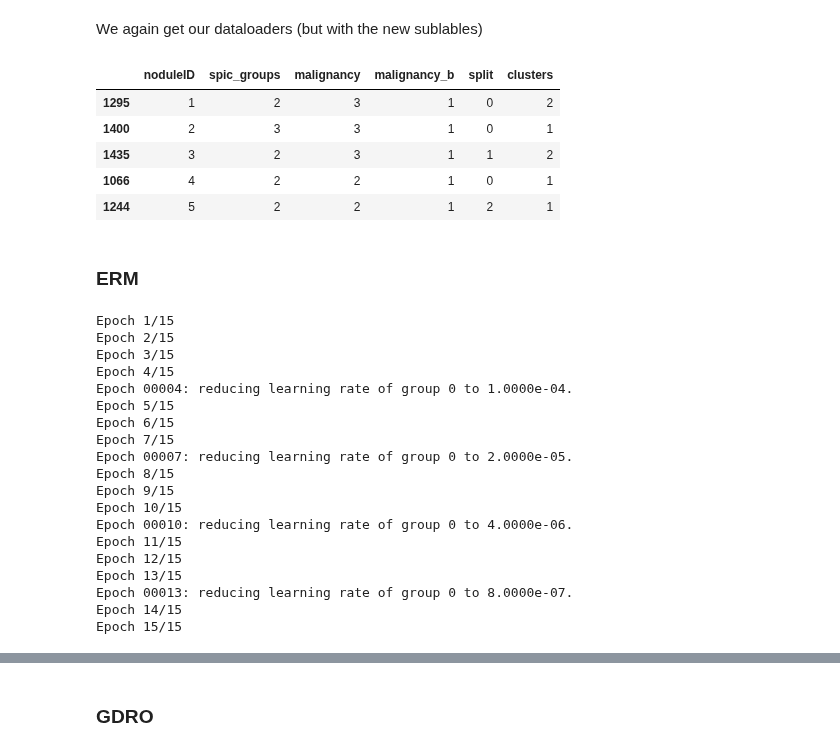
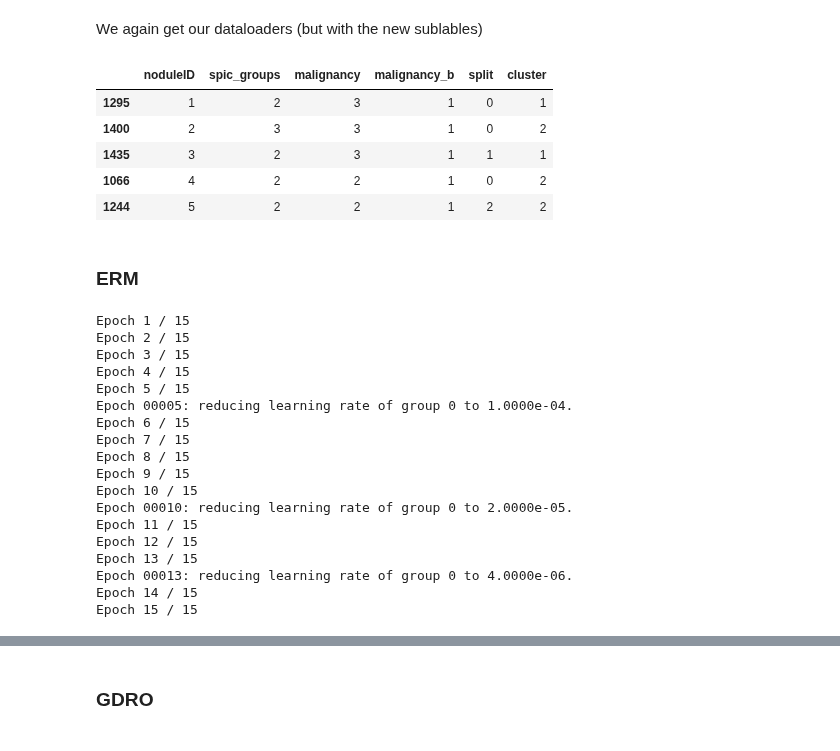
Before and after one commit to mtzig/LIDC_GDRO, a Jupyter notebook: notebooks/LIDC_Georges_End_to_End.ipynb, the cells around one changed output, grey strips where cells are left out. Cells and saved outputs as stored; diff of their text form; code cells hidden in the pictures.

```diff
--- a/notebooks/LIDC_Georges_End_to_End.ipynb
+++ b/notebooks/LIDC_Georges_End_to_End.ipynb
@@ -354,15 +363,15 @@ df_splits.to_csv('./data/LIDC_data_split_with_cluster(temp).csv')
 # %% [markdown]
 We again get our dataloaders (but with the new sublables)
 # %%
-df_splits = pd.read_csv('./data/LIDC_data_split.csv', index_col=0)
+df_splits = pd.read_csv('./data/LIDC_data_split_with_cluster(temp).csv', index_col=0)
 df_splits.head()
 # %% [output]
-|  | noduleID | spic_groups | malignancy | malignancy_b | split | clusters |
-| 1295 | 1 | 2 | 3 | 1 | 0 | 2 |
-| 1400 | 2 | 3 | 3 | 1 | 0 | 1 |
-| 1435 | 3 | 2 | 3 | 1 | 1 | 2 |
-| 1066 | 4 | 2 | 2 | 1 | 0 | 1 |
-| 1244 | 5 | 2 | 2 | 1 | 2 | 1 |
+|  | noduleID | spic_groups | malignancy | malignancy_b | split | cluster |
+| 1295 | 1 | 2 | 3 | 1 | 0 | 1 |
+| 1400 | 2 | 3 | 3 | 1 | 0 | 2 |
+| 1435 | 3 | 2 | 3 | 1 | 1 | 1 |
+| 1066 | 4 | 2 | 2 | 1 | 0 | 2 |
+| 1244 | 5 | 2 | 2 | 1 | 2 | 2 |
 # %%
 train_data_c, cv_data_c, test_data_c = get_images(split=True, sublabels='cluster', binary=True, device=DEVICE)
 
@@ -381,28 +390,28 @@ tst_loader_c = InfiniteDataLoader(tst_c, len(tst_c))
 model_ERM = TransferModel18(device=DEVICE, pretrained=True, freeze=False)
 # %%
 epochs = 15
-loss_fn = ERMLoss(model, torch.nn.CrossEntropyLoss(), subclassed=True)
-train_epochs(epochs, tr_loader_c, cv_loader_c, model_ERM, loss_fn=loss_fn, num_subgroups=3, scheduler=True, verbose=False)
+loss_fn = ERMLoss(model, torch.nn.CrossEntropyLoss())
+optimizer = torch.optim.Adam(model.parameters(), lr=0.0005, weight_decay=0.005)
+train_epochs(epochs, tr_loader_c, cv_loader_c, model, loss_fn, optimizer, scheduler= ReduceLROnPlateau(optimizer, mode='max', factor=0.2, patience=2, verbose=True), verbose=True, num_subclasses=3)
 # %% [output]
-Epoch 1/15
-Epoch 2/15
-Epoch 3/15
-Epoch 4/15
-Epoch 00004: reducing learning rate of group 0 to 1.0000e-04.
-Epoch 5/15
-Epoch 6/15
-Epoch 7/15
-Epoch 00007: reducing learning rate of group 0 to 2.0000e-05.
-Epoch 8/15
-Epoch 9/15
-Epoch 10/15
-Epoch 00010: reducing learning rate of group 0 to 4.0000e-06.
-Epoch 11/15
-Epoch 12/15
-Epoch 13/15
-Epoch 00013: reducing learning rate of group 0 to 8.0000e-07.
-Epoch 14/15
-Epoch 15/15
+Epoch 1 / 15
+Epoch 2 / 15
+Epoch 3 / 15
+Epoch 4 / 15
+Epoch 5 / 15
+Epoch 00005: reducing learning rate of group 0 to 1.0000e-04.
+Epoch 6 / 15
+Epoch 7 / 15
+Epoch 8 / 15
+Epoch 9 / 15
+Epoch 10 / 15
+Epoch 00010: reducing learning rate of group 0 to 2.0000e-05.
+Epoch 11 / 15
+Epoch 12 / 15
+Epoch 13 / 15
+Epoch 00013: reducing learning rate of group 0 to 4.0000e-06.
+Epoch 14 / 15
+Epoch 15 / 15
 # %%
 evaluate(tst_loader_c,model_ERM, 3)
 # %% [output]
```
Also changed, not shown: parts of 16 cells of this notebook.
